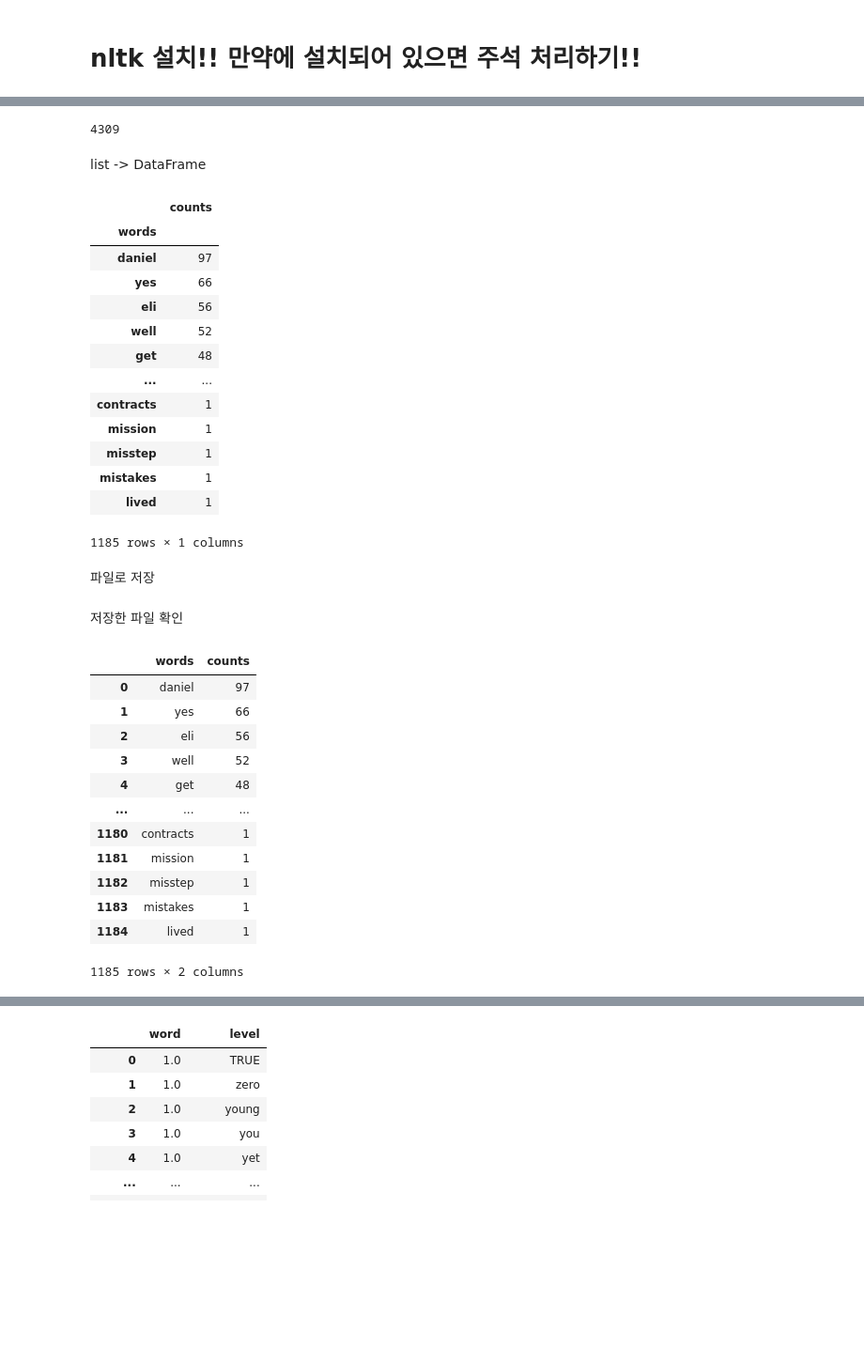
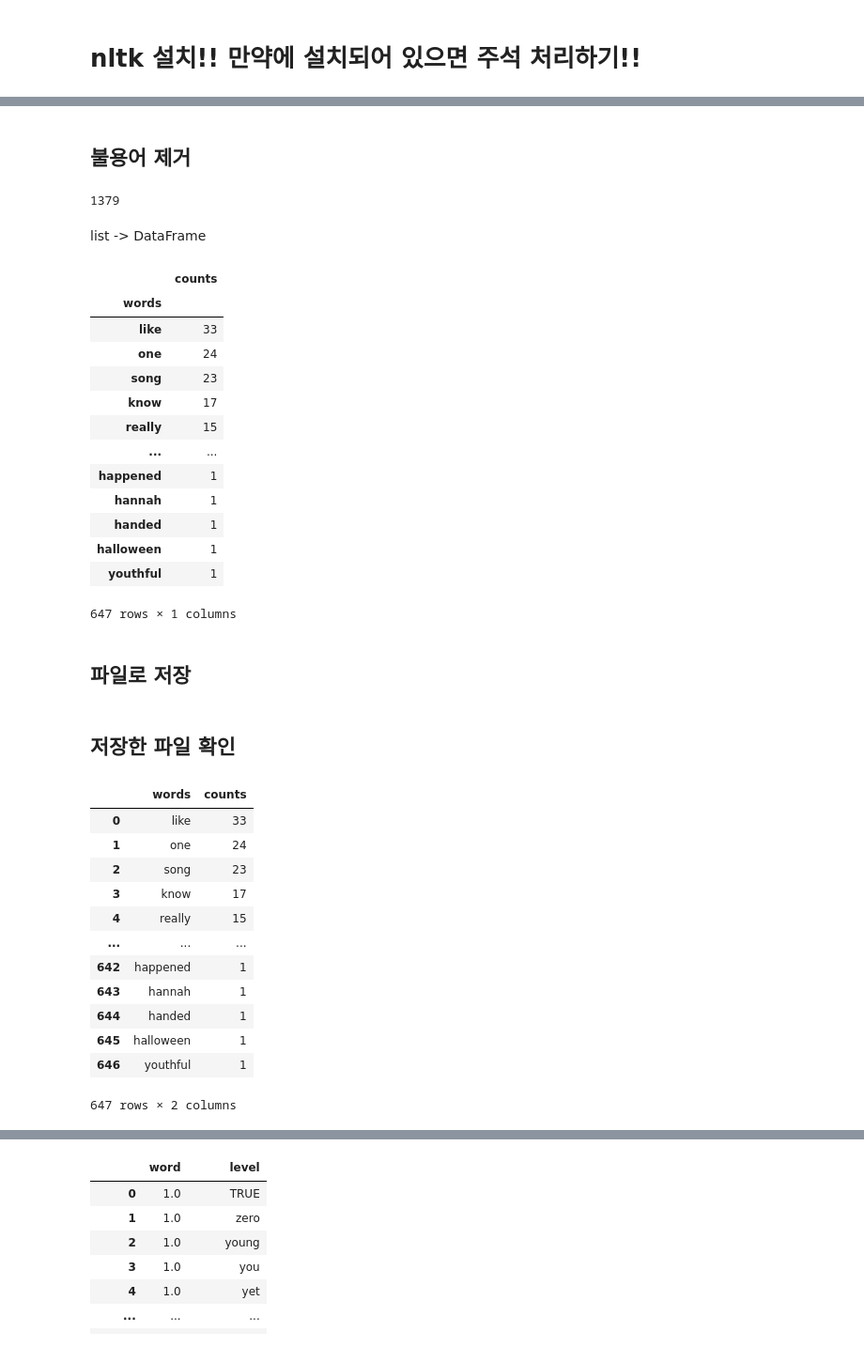
Before and after one commit to yuliepie/netflixschool, a Jupyter notebook: data_preprocessing/ipynb/VTT_Script_Preprocess_integration.ipynb, the cells around one changed output, grey strips where cells are left out. Shown at 94% size. Saved outputs shown, nothing was run; the diff lists cells and outputs as text; code cells hidden in the pictures; blank space fills up the shorter version.

```diff
--- a/data_preprocessing/ipynb/VTT_Script_Preprocess_integration.ipynb
+++ b/data_preprocessing/ipynb/VTT_Script_Preprocess_integration.ipynb
@@ -121,32 +123,34 @@ from nltk.corpus import stopwords
+# %% [markdown]
+## 불용어 제거
 # %%
  # 불용어 제거
 stops = set(stopwords.words('english'))
-no_stops_movie = [word for word in no_capitals_movie if not word in stops]
-len(no_stops_movie)
+no_stops_script = [word for word in no_capitals_script if not word in stops]
+len(no_stops_script)
 # %% [output]
-4309
+1379
 # %% [markdown]
 list -> DataFrame
 # %%
-df_movie = pd.DataFrame(no_stops_movie)
-result_movie = pd.DataFrame(df_movie.value_counts())
-result_movie = result_movie.rename_axis('words').rename(columns={0: 'counts'})
-result_movie
+df_script = pd.DataFrame(no_stops_script)
+result_script = pd.DataFrame(df_script.value_counts())
+result_script = result_script.rename_axis('words').rename(columns={0: 'counts'})
+result_script
 # %% [output]
 |  | counts |
 | words |  |
-| daniel | 97 |
-| yes | 66 |
-| eli | 56 |
-| well | 52 |
-| get | 48 |
+| like | 33 |
+| one | 24 |
+| song | 23 |
+| know | 17 |
+| really | 15 |
 | ... | ... |
-| contracts | 1 |
-| mission | 1 |
-| misstep | 1 |
-| mistakes | 1 |
-| lived | 1 |
+| happened | 1 |
+| hannah | 1 |
+| handed | 1 |
+| halloween | 1 |
+| youthful | 1 |
-1185 rows × 1 columns
+647 rows × 1 columns
-# %% [markdown]
-파일로 저장
+# %% [markdown]
+## 파일로 저장
 # %%
@@ -154,20 +158,20 @@ result_movie.to_csv(f'{path}/{title}/unique_words_{file_name}.csv', sep=',')
 # %% [markdown]
-저장한 파일 확인
+## 저장한 파일 확인
 # %%
-data = pd.read_csv(f'{path}/{title}/unique_words_{file_name}.csv')
-data
+data_check = pd.read_csv(f'{path}/{title}/unique_words_{file_name}.csv')
+data_check
 # %% [output]
 |  | words | counts |
-| 0 | daniel | 97 |
-| 1 | yes | 66 |
-| 2 | eli | 56 |
-| 3 | well | 52 |
-| 4 | get | 48 |
+| 0 | like | 33 |
+| 1 | one | 24 |
+| 2 | song | 23 |
+| 3 | know | 17 |
+| 4 | really | 15 |
 | ... | ... | ... |
-| 1180 | contracts | 1 |
-| 1181 | mission | 1 |
-| 1182 | misstep | 1 |
-| 1183 | mistakes | 1 |
-| 1184 | lived | 1 |
+| 642 | happened | 1 |
+| 643 | hannah | 1 |
+| 644 | handed | 1 |
+| 645 | halloween | 1 |
+| 646 | youthful | 1 |
-1185 rows × 2 columns
+647 rows × 2 columns
 # %% [markdown]
```
Also changed, not shown: parts of 41 cells of this notebook, 7 other files.
